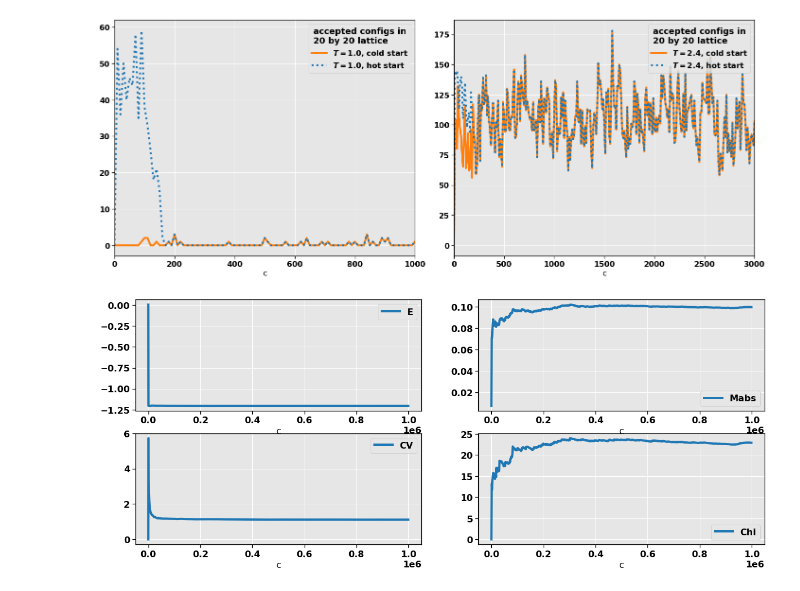
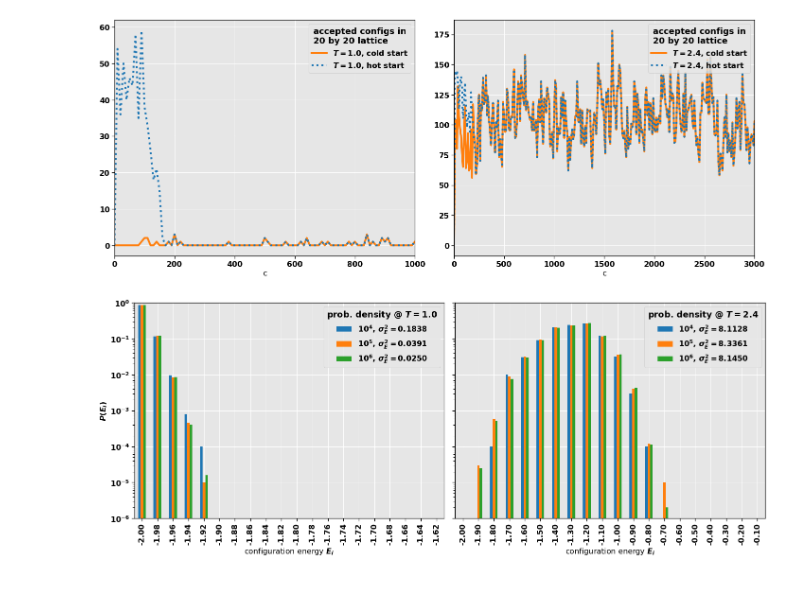
Before and after one commit to fonstelien/FYS4150, a Jupyter notebook: project4/results/project4.ipynb, the cells around one changed output. Saved outputs shown, nothing was run; the diff lists cells and outputs as text; code cells hidden in the pictures.

```diff
--- a/project4/results/project4.ipynb
+++ b/project4/results/project4.ipynb
@@ -167,22 +167,45 @@ plt.tight_layout()
 plt.show()
 # %% [output]
 [figure]
-# %%
-df = pd.read_csv("100x100.csv", comment='#')
-
-fig, axes = plt.subplots(ncols=2, nrows=2, figsize=TWO_TIMES_ONE)
-ax = axes[0,0]
-df.plot(x='c', y='E', ax=ax)
-
-ax = axes[0,1]
-df.plot(x='c', y='Mabs', ax=ax)
-
-ax = axes[1,0]
-df.plot(x='c', y='CV', ax=ax)
-
-ax = axes[1,1]
-df.plot(x='c', y='Chi', ax=ax)
-
-plt.show()
-# %% [output]
-[figure, removed]
+# %%
+T1C4 = pd.read_csv('./probability-distribution/T1C4.csv', comment='#')
+T1C5 = pd.read_csv('./probability-distribution/T1C5.csv', comment='#')
+T1C6 = pd.read_csv('./probability-distribution/T1C6.csv', comment='#')
+df1 = DataFrame()
+df1['E'] = T1C4['E']
+df1['$10^4$'] = T1C4['p']
+df1['$10^5$'] = T1C5['p']
+df1['$10^6$'] = T1C6['p']
+
+T24C4 = pd.read_csv('./probability-distribution/T24C4.csv', comment='#')
+T24C5 = pd.read_csv('./probability-distribution/T24C5.csv', comment='#')
+T24C6 = pd.read_csv('./probability-distribution/T24C6.csv', comment='#')
+df24 = DataFrame()
+df24['E'] = T24C4['E']
+df24['$10^4$'] = T24C4['p']
+df24['$10^5$'] = T24C5['p']
+df24['$10^6$'] = T24C6['p']
+
+fig, axes = plt.subplots(nrows=1, ncols=2, sharex=False, sharey=True, figsize=TWO_TIMES_ONE)
+
+ax = axes[0]
+df1.iloc[:20].plot(x='E', ax=ax, kind='bar', rot=90, fontsize=MEDIUM)
+ax.set_xticklabels([f'{v:.2f}' for v in df1['E'].iloc[:20]])
+ax.set_xlabel('configuration energy $E_i$')
+ax.legend(['$10^4$, $\sigma^2_E=0.1838$', '$10^5$, $\sigma^2_E=0.0391$', '$10^6$, $\sigma^2_E=0.0250$', ], title='prob. density @ $T=1.0$', loc='upper right', fontsize=MEDIUM)
+
+ax = axes[1]
+df24.plot(x='E', ax=ax, kind='bar', rot=90, fontsize=MEDIUM)
+ax.set_xticklabels([f'{v:.2f}' for v in df24['E']])
+ax.set_xlabel('configuration energy $E_i$')
+ax.legend(['$10^4$, $\sigma^2_E=8.1128$', '$10^5$, $\sigma^2_E=8.3361$', '$10^6$, $\sigma^2_E=8.1450$', ], title='prob. density @ $T=2.4$', loc='upper right', fontsize=MEDIUM)
+
+ax = axes[0]
+ax.set_ylim(1e-6,1)
+ax.set_yscale('log')
+ax.set_ylabel(r'$P(E_i)$', fontsize=MEDIUM)
+
+plt.tight_layout()
+plt.show()
+# %% [output]
+[figure, added]
```
Also changed, not shown: parts of 5 cells of this notebook, 3 other files.
